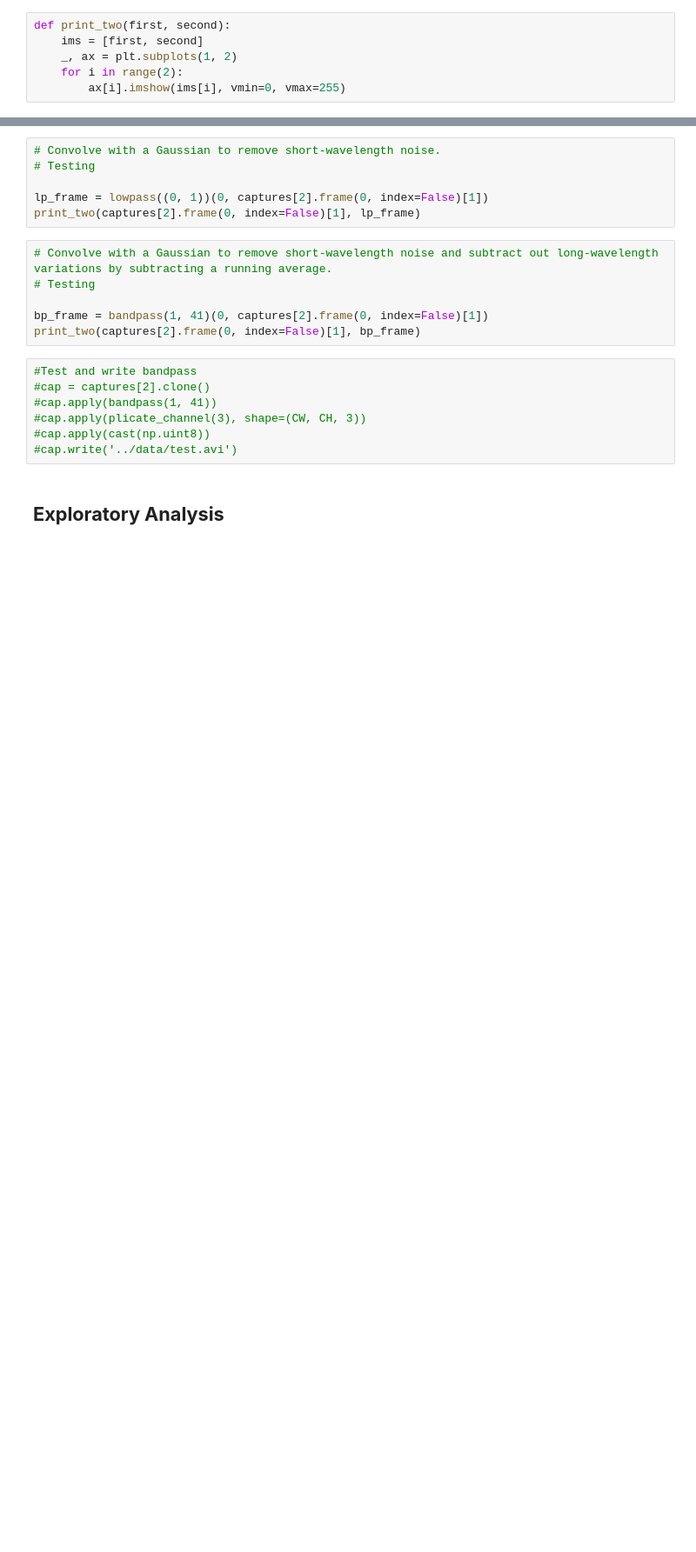
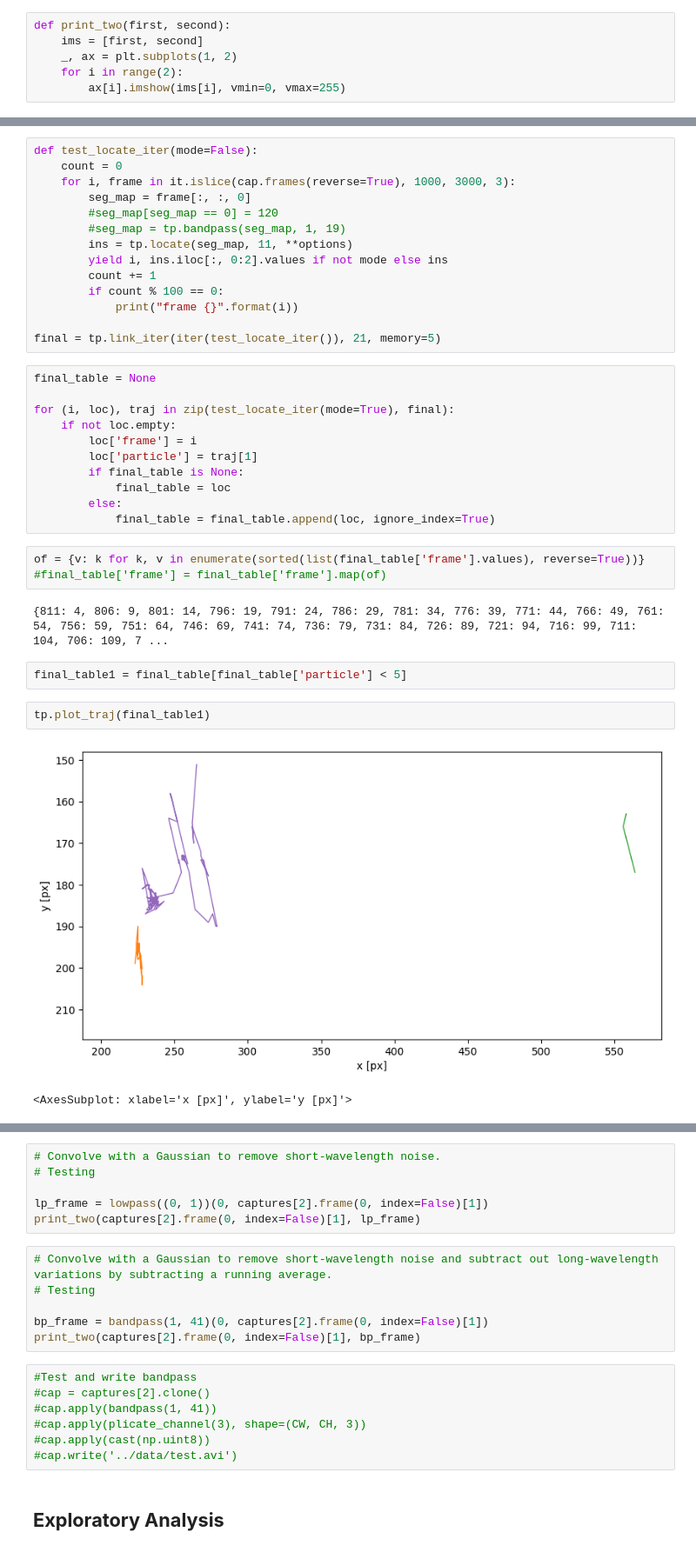
Before and after one commit to epenaroyuela/EPFL-ml-project, a Jupyter notebook: notebooks/trackpy_and_company.ipynb, the cells around one changed output, grey strips where cells are left out. Shown at 87% size. Saved outputs shown, nothing was run; the diff lists cells and outputs as text; blank space fills up the shorter version.

```diff
--- a/notebooks/trackpy_and_company.ipynb
+++ b/notebooks/trackpy_and_company.ipynb
@@ -217,0 +265,37 @@ print_frame(True)(fi, f, None)
+# %%
+def test_locate_iter(mode=False):
+    count = 0
+    for i, frame in it.islice(cap.frames(reverse=True), 1000, 3000, 3):
+        seg_map = frame[:, :, 0]
+        #seg_map[seg_map == 0] = 120
+        #seg_map = tp.bandpass(seg_map, 1, 19)
+        ins = tp.locate(seg_map, 11, **options)
+        yield i, ins.iloc[:, 0:2].values if not mode else ins
+        count += 1
+        if count % 100 == 0:
+            print("frame {}".format(i))
+
+final = tp.link_iter(iter(test_locate_iter()), 21, memory=5)
+# %%
+final_table = None
+
+for (i, loc), traj in zip(test_locate_iter(mode=True), final):
+    if not loc.empty:
+        loc['frame'] = i
+        loc['particle'] = traj[1]
+        if final_table is None:
+            final_table = loc
+        else:
+            final_table = final_table.append(loc, ignore_index=True)
+# %%
+of = {v: k for k, v in enumerate(sorted(list(final_table['frame'].values), reverse=True))}
+#final_table['frame'] = final_table['frame'].map(of)
+# %% [output]
+{811: 4, 806: 9, 801: 14, 796: 19, 791: 24, 786: 29, 781: 34, 776: 39, 771: 44, 766: 49, 761: 54, 756: 59, 751: 64, 746: 69, 741: 74, 736: 79, 731: 84, 726: 89, 721: 94, 716: 99, 711: 104, 706: 109, 7 ...
+# %%
+final_table1 = final_table[final_table['particle'] < 5]
+# %%
+tp.plot_traj(final_table1)
+# %% [output]
+[figure, added]
+<AxesSubplot: xlabel='x [px]', ylabel='y [px]'>
```
Also changed, not shown: parts of 67 cells of this notebook.
